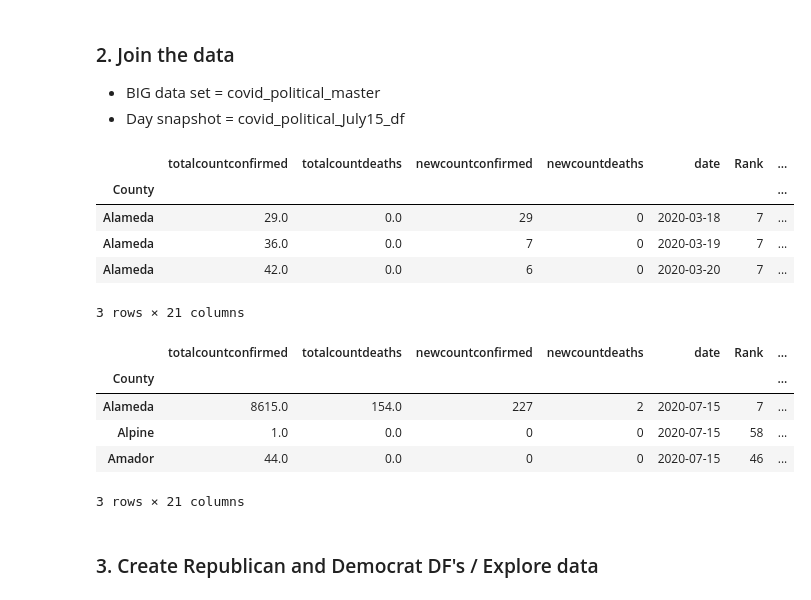
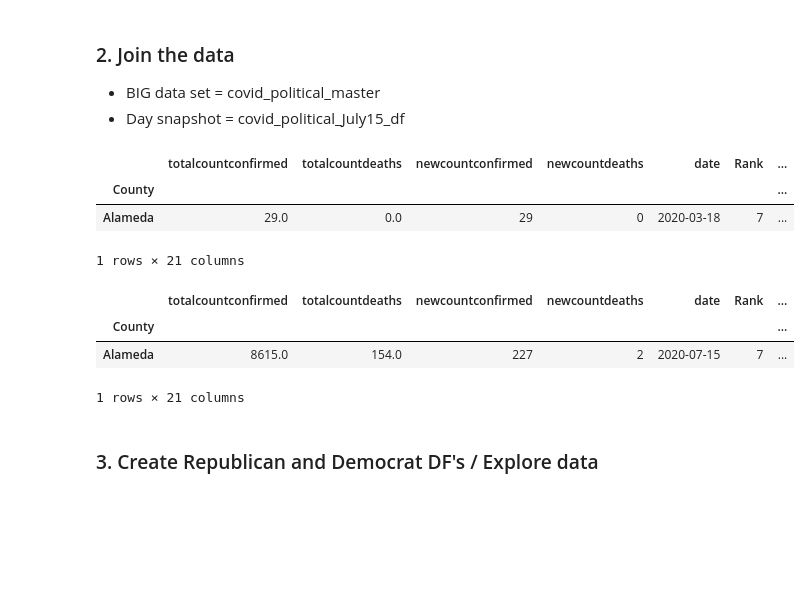
Before and after one commit to MegansColorado/Capstone_1, a Jupyter notebook: Covid_Political_Data.ipynb, the cells around one changed output. Drawn from its saved outputs; the diff is of its cells as text; code cells hidden in the pictures; blank space fills up the shorter version.

```diff
--- a/Covid_Political_Data.ipynb
+++ b/Covid_Political_Data.ipynb
@@ -71,24 +62,20 @@ july_15_snapshot_df.head()
 * Day snapshot = covid_political_July15_df
 # %%
 covid_political_master_df = covid_main_df.join(major_candidates_df, how='inner')
-covid_political_master_df.head(3)
+covid_political_master_df.head(1)
 # %% [output]
 |  | totalcountconfirmed | totalcountdeaths | newcountconfirmed | newcountdeaths | date | Rank | ... |
 | County |  |  |  |  |  |  | ... |
 | Alameda | 29.0 | 0.0 | 29 | 0 | 2020-03-18 | 7 | ... |
-| Alameda | 36.0 | 0.0 | 7 | 0 | 2020-03-19 | 7 | ... |
-| Alameda | 42.0 | 0.0 | 6 | 0 | 2020-03-20 | 7 | ... |
-3 rows × 21 columns
+1 rows × 21 columns
 # %%
 #covid_political_July15_df = july_15_snapshot_df.join(major_candidates_df, how='inner')
-covid_political_July15_df.head(3)
+covid_political_July15_df.head(1)
 # %% [output]
 |  | totalcountconfirmed | totalcountdeaths | newcountconfirmed | newcountdeaths | date | Rank | ... |
 | County |  |  |  |  |  |  | ... |
 | Alameda | 8615.0 | 154.0 | 227 | 2 | 2020-07-15 | 7 | ... |
-| Alpine | 1.0 | 0.0 | 0 | 0 | 2020-07-15 | 58 | ... |
-| Amador | 44.0 | 0.0 | 0 | 0 | 2020-07-15 | 46 | ... |
-3 rows × 21 columns
+1 rows × 21 columns
 # %% [markdown]
 ### 3. Create Republican and Democrat DF's / Explore data
 # %%
```
Also changed, not shown: parts of 10 cells of this notebook, 2 other files.
